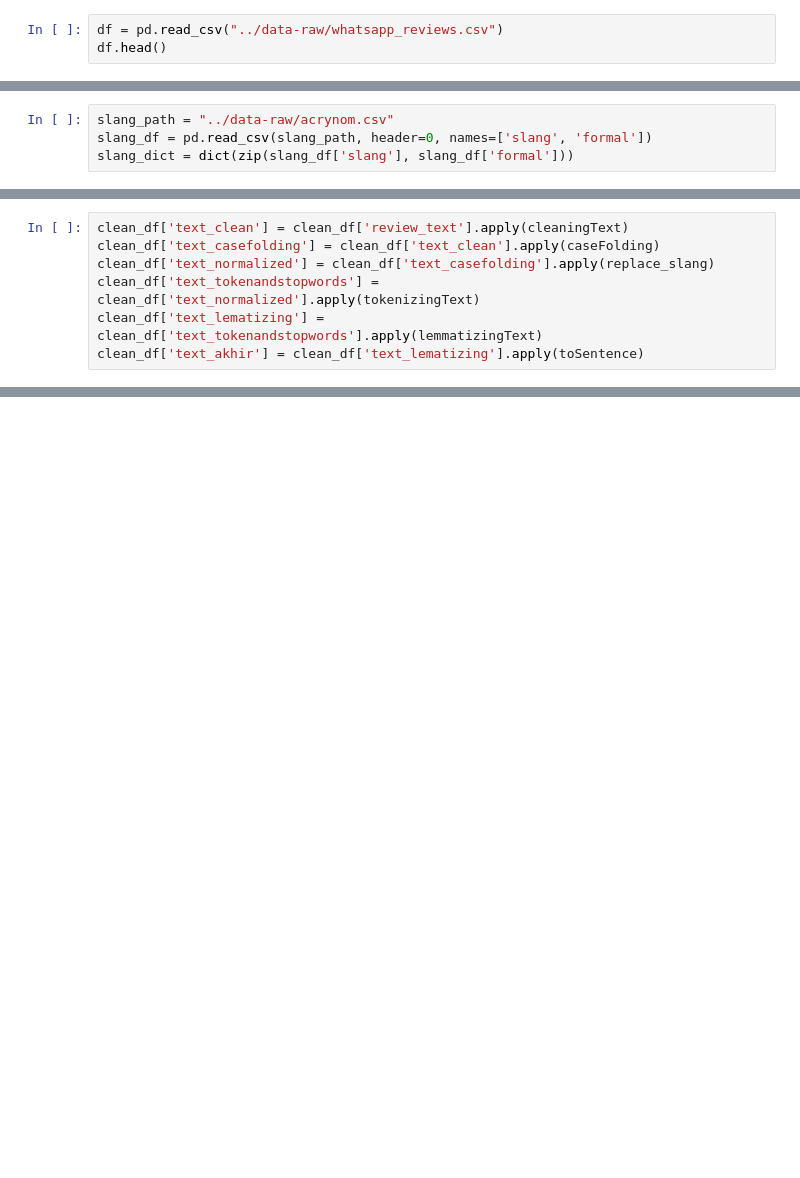
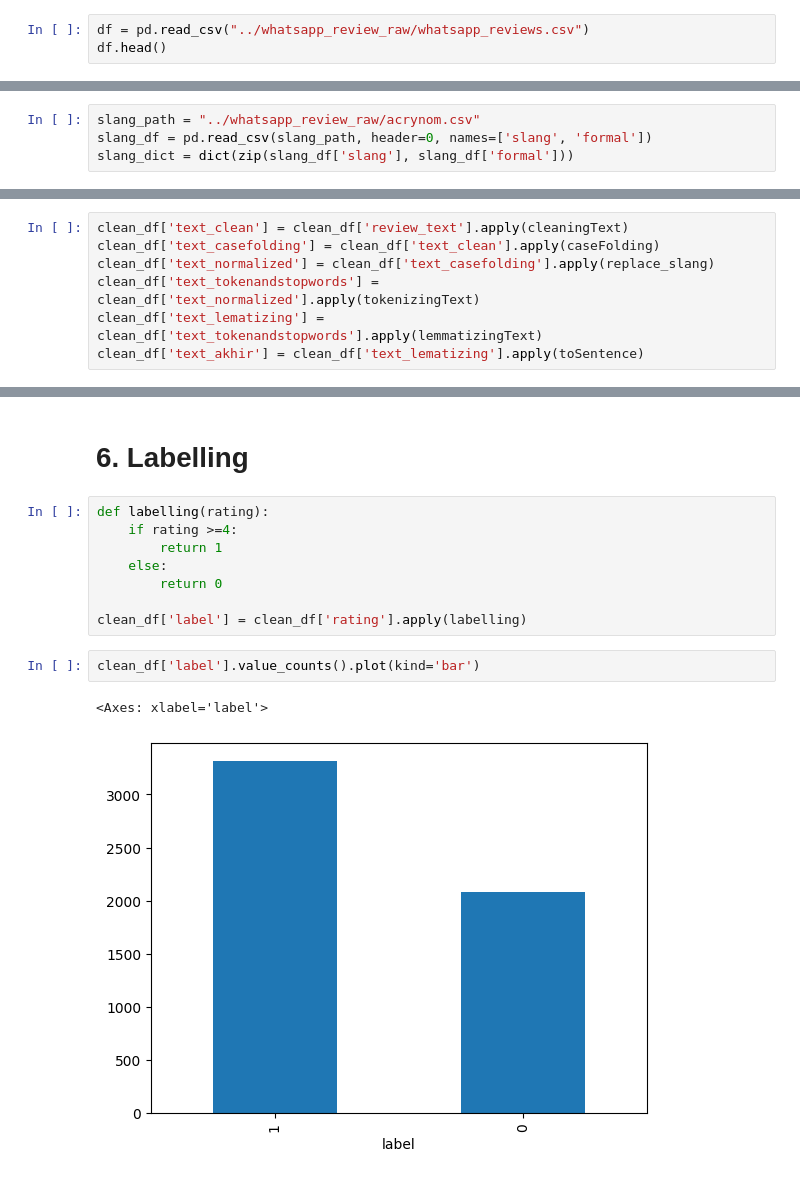
Before and after one commit to ReynardAdimas/SMSML_Reynard-Adimas-Nabil, a Jupyter notebook: preprocessing/Eksperimen_Reynard_Adimas_Nabil.ipynb, the cells around one changed output, grey strips where cells are left out. Drawn from its saved outputs; the diff is of its cells as text; blank space fills up the shorter version.

Commit message:
add preprocessing data on Eksperimen file

```diff
--- a/preprocessing/Eksperimen_Reynard_Adimas_Nabil.ipynb
+++ b/preprocessing/Eksperimen_Reynard_Adimas_Nabil.ipynb
@@ -50,7 +50,7 @@ Jika dataset berada di Google Drive, pastikan Anda menghubungkan Google Drive ke
 
 Jika dataset berupa unstructured data, silakan sesuaikan dengan format seperti kelas Machine Learning Pengembangan atau Machine Learning Terapan
 # %%
-df = pd.read_csv("../data-raw/whatsapp_reviews.csv")
+df = pd.read_csv("../whatsapp_review_raw/whatsapp_reviews.csv")
 df.head()
 # %% [output]
 |  | review_id | rating | review_text | review_date | helpful |
@@ -116,7 +116,7 @@ Berikut adalah tahapan-tahapan yang bisa dilakukan, tetapi **tidak terbatas** pa
 
 Cukup sesuaikan dengan karakteristik data yang kamu gunakan yah. Khususnya ketika kami menggunakan data tidak terstruktur.
 # %%
-slang_path = "../data-raw/acrynom.csv"
+slang_path = "../whatsapp_review_raw/acrynom.csv"
 slang_df = pd.read_csv(slang_path, header=0, names=['slang', 'formal'])
 slang_dict = dict(zip(slang_df['slang'], slang_df['formal']))
 # %%
@@ -199,3 +199,18 @@ clean_df.head()
 | 2 | 5a20e8e3-9e00-4360-a539-16953e309a3a | 1 | my contact didn't show on WhatsAp... | 11/26/2025 22:06 | 0 | my contact didnt show on WhatsApp... | my contact didnt show on whatsapp... | my contact didnt show on whatsapp... | ... |
 | 3 | 0cf26263-1c10-473e-ae15-d6390884fef7 | 1 | Can you guys let archived group c... | 11/26/2025 22:05 | 1 | Can you guys let archived group c... | can you guys let archived group c... | can you guys let archived group c... | ... |
 | 4 | 54eebd96-041e-4baf-a8f1-adf603658c28 | 5 | it is the g.o.a.t🇿🇼 | 11/26/2025 22:04 | 0 | it is the goat | it is the goat | it is the goat | ... |
+# %% [markdown]
+# **6. Labelling**
+# %%
+def labelling(rating):
+    if rating >=4:
+        return 1
+    else:
+        return 0
+
+clean_df['label'] = clean_df['rating'].apply(labelling)
+# %%
+clean_df['label'].value_counts().plot(kind='bar')
+# %% [output]
+<Axes: xlabel='label'>
+[figure, added]
```
Also changed, not shown: parts of 8 cells of this notebook, 2 other files.
